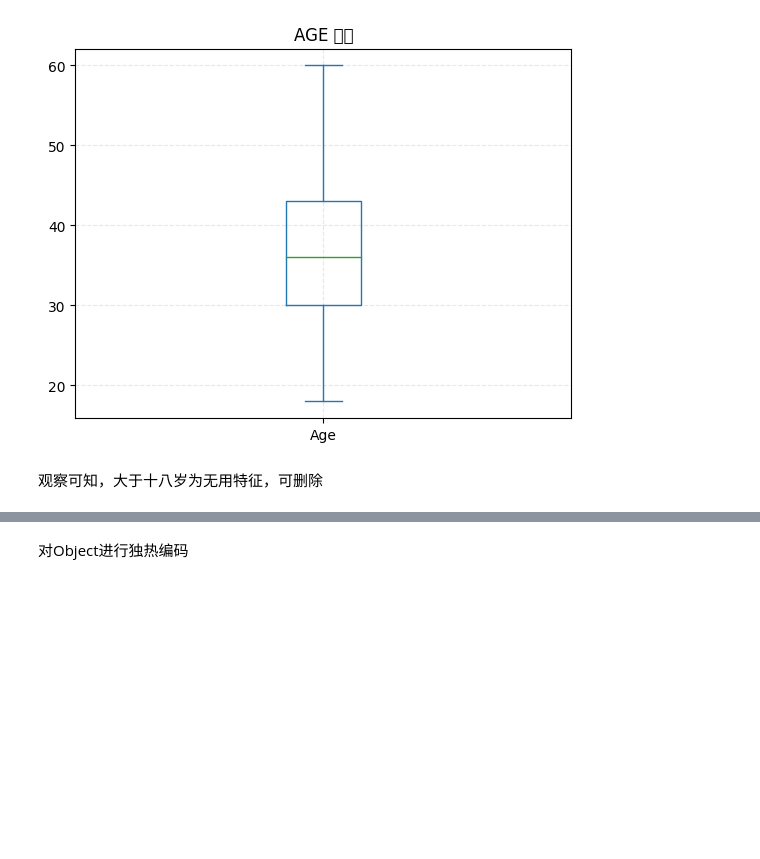
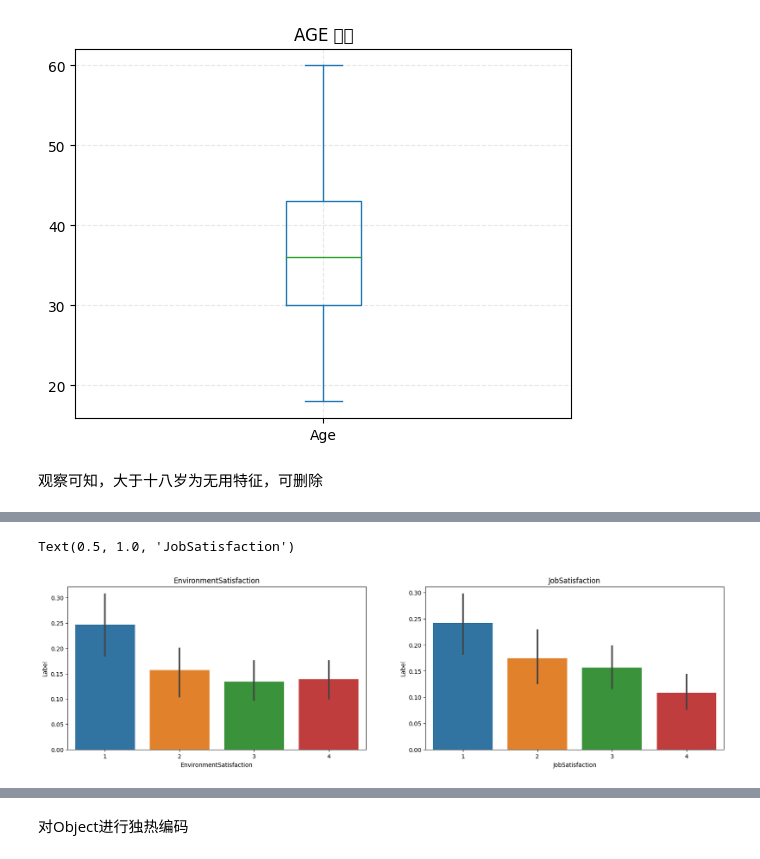
Before and after one commit to excalibursssooo/python-term-ttest, a Jupyter notebook: 期末大作业.ipynb, the cells around one changed output, grey strips where cells are left out. Saved outputs shown, nothing was run; the diff lists cells and outputs as text; code cells hidden in the pictures; blank space fills up the shorter version.

```diff
--- a/期末大作业.ipynb
+++ b/期末大作业.ipynb
@@ -122,0 +153,9 @@ data.drop(['Over18'],axis = 1,inplace=True)
+# %%
+f,[ax1,ax2]=plt.subplots(1,2,figsize=(20,5))
+sns.barplot(x='EnvironmentSatisfaction',y='Label',data=train,ax=ax1)
+sns.barplot(x='JobSatisfaction',y='Label',data=train,ax=ax2)
+ax1.set_title('EnvironmentSatisfaction')
+ax2.set_title('JobSatisfaction')
+# %% [output]
+Text(0.5, 1.0, 'JobSatisfaction')
+[figure, added]
```
Also changed, not shown: parts of 30 cells of this notebook.
